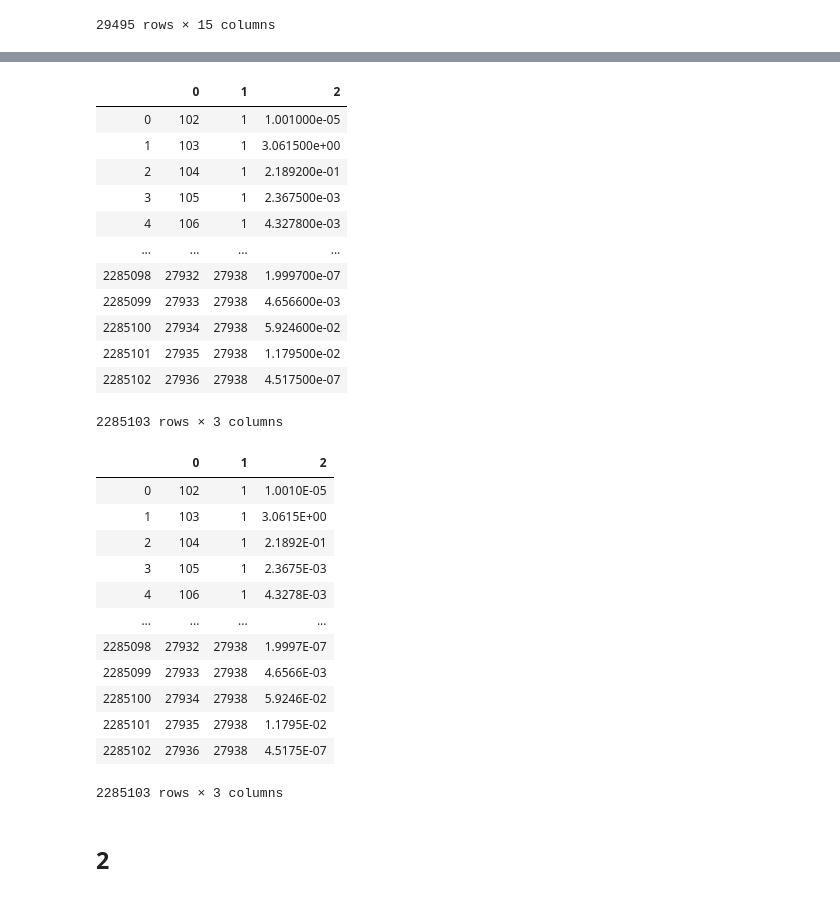
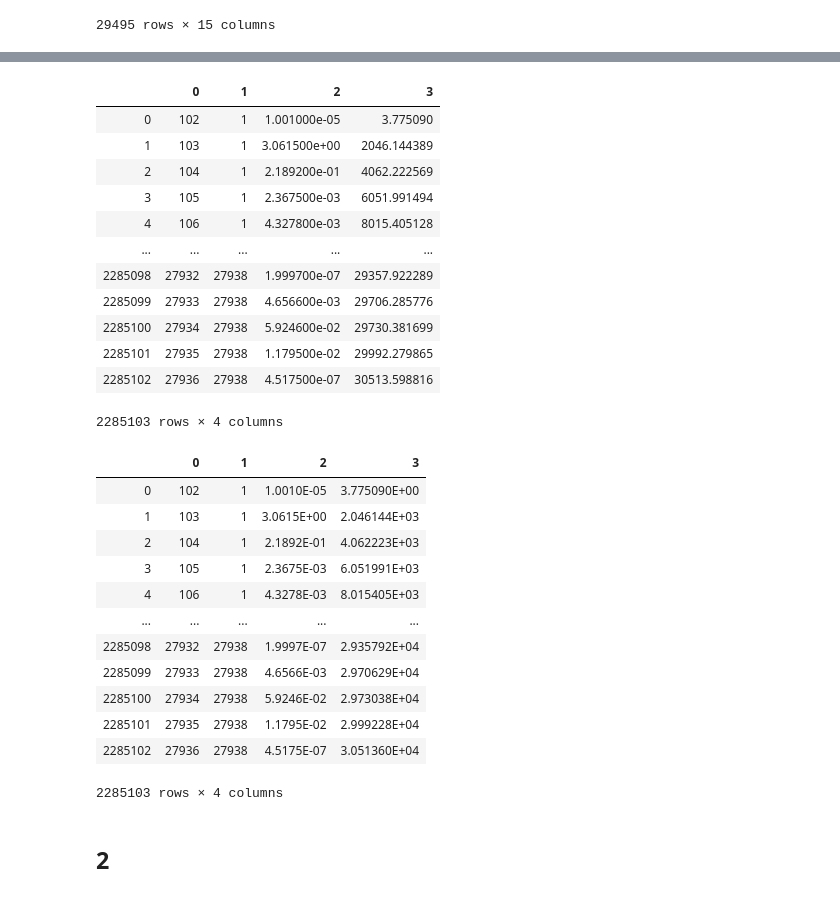
Before and after one commit to Beryl-Jingxin/update_new_linelists, a Jupyter notebook: code/check linelist.ipynb, the cells around one changed output, grey strips where cells are left out. Saved outputs shown, nothing was run; the diff lists cells and outputs as text; code cells hidden in the pictures.

```diff
--- a/code/check linelist.ipynb
+++ b/code/check linelist.ipynb
@@ -213,45 +236,50 @@ t_df_1[3] = t_df_1[3].map('{: >15.6E}'.format)   # v: Transition wavenumber in c
 
 ## 1
 # %%
-read_path = '../data/CN/12C-14N__Trihybrid.trans.bz2'
+#read_path = '../data/upload/CN/CN_trans/12C-14N__Trihybrid.trans.bz2'
+#t_df_1 = pd.read_csv(read_path, compression='bz2', sep='\s+', header=None)
 
-t_df_1 = pd.read_csv(read_path, compression='bz2', sep='\s+', header=None)
+read_path = '../data/upload/CN/CN_trans/12C-14N__Trihybrid.trans'
+t_df_1 = pd.read_csv(read_path, sep='\s+', header=None)
+
 t_df_1
 # %% [output]
-|  | 0 | 1 | 2 |
-| 0 | 102 | 1 | 1.001000e-05 |
-| 1 | 103 | 1 | 3.061500e+00 |
-| 2 | 104 | 1 | 2.189200e-01 |
-| 3 | 105 | 1 | 2.367500e-03 |
-| 4 | 106 | 1 | 4.327800e-03 |
-| ... | ... | ... | ... |
-| 2285098 | 27932 | 27938 | 1.999700e-07 |
-| 2285099 | 27933 | 27938 | 4.656600e-03 |
-| 2285100 | 27934 | 27938 | 5.924600e-02 |
-| 2285101 | 27935 | 27938 | 1.179500e-02 |
-| 2285102 | 27936 | 27938 | 4.517500e-07 |
+|  | 0 | 1 | 2 | 3 |
+| 0 | 102 | 1 | 1.001000e-05 | 3.775090 |
+| 1 | 103 | 1 | 3.061500e+00 | 2046.144389 |
+| 2 | 104 | 1 | 2.189200e-01 | 4062.222569 |
+| 3 | 105 | 1 | 2.367500e-03 | 6051.991494 |
+| 4 | 106 | 1 | 4.327800e-03 | 8015.405128 |
+| ... | ... | ... | ... | ... |
+| 2285098 | 27932 | 27938 | 1.999700e-07 | 29357.922289 |
+| 2285099 | 27933 | 27938 | 4.656600e-03 | 29706.285776 |
+| 2285100 | 27934 | 27938 | 5.924600e-02 | 29730.381699 |
+| 2285101 | 27935 | 27938 | 1.179500e-02 | 29992.279865 |
+| 2285102 | 27936 | 27938 | 4.517500e-07 | 30513.598816 |
-2285103 rows × 3 columns
+2285103 rows × 4 columns
 # %%
 t_df_1[0] = t_df_1[0].map('{: >12d}'.format)
 t_df_1[1] = t_df_1[1].map('{: >12d}'.format)
 t_df_1[2] = t_df_1[2].map('{: >10.4E}'.format)
-#t_df_1[3] = t_df_1[3].map('{: >15.6E}'.format)
-t_df_1.to_csv('../data/results/exoweb/CN/12C-14N__Trihybrid.trans.bz2', sep='\t', header=None, index=False, compression='bz2')
+t_df_1[3] = t_df_1[3].map('{: >15.6E}'.format)
+t_df_1.sort_values(by=3)
+t_df_1.to_csv('../data/results/exoweb/CN/12C-14N__Trihybrid.trans.bz2', sep=' ', quoting=csv.QUOTE_NONE,escapechar=' ',
+              header=None, index=False, compression='bz2')
 t_df_1
 # %% [output]
-|  | 0 | 1 | 2 |
-| 0 | 102 | 1 | 1.0010E-05 |
-| 1 | 103 | 1 | 3.0615E+00 |
-| 2 | 104 | 1 | 2.1892E-01 |
-| 3 | 105 | 1 | 2.3675E-03 |
-| 4 | 106 | 1 | 4.3278E-03 |
-| ... | ... | ... | ... |
-| 2285098 | 27932 | 27938 | 1.9997E-07 |
-| 2285099 | 27933 | 27938 | 4.6566E-03 |
-| 2285100 | 27934 | 27938 | 5.9246E-02 |
-| 2285101 | 27935 | 27938 | 1.1795E-02 |
-| 2285102 | 27936 | 27938 | 4.5175E-07 |
+|  | 0 | 1 | 2 | 3 |
+| 0 | 102 | 1 | 1.0010E-05 | 3.775090E+00 |
+| 1 | 103 | 1 | 3.0615E+00 | 2.046144E+03 |
+| 2 | 104 | 1 | 2.1892E-01 | 4.062223E+03 |
+| 3 | 105 | 1 | 2.3675E-03 | 6.051991E+03 |
+| 4 | 106 | 1 | 4.3278E-03 | 8.015405E+03 |
+| ... | ... | ... | ... | ... |
+| 2285098 | 27932 | 27938 | 1.9997E-07 | 2.935792E+04 |
+| 2285099 | 27933 | 27938 | 4.6566E-03 | 2.970629E+04 |
+| 2285100 | 27934 | 27938 | 5.9246E-02 | 2.973038E+04 |
+| 2285101 | 27935 | 27938 | 1.1795E-02 | 2.999228E+04 |
+| 2285102 | 27936 | 27938 | 4.5175E-07 | 3.051360E+04 |
-2285103 rows × 3 columns
+2285103 rows × 4 columns
 # %% [markdown]
 ## 2
 # %%
```
Also changed, not shown: parts of 20 cells of this notebook, 3 other files.
